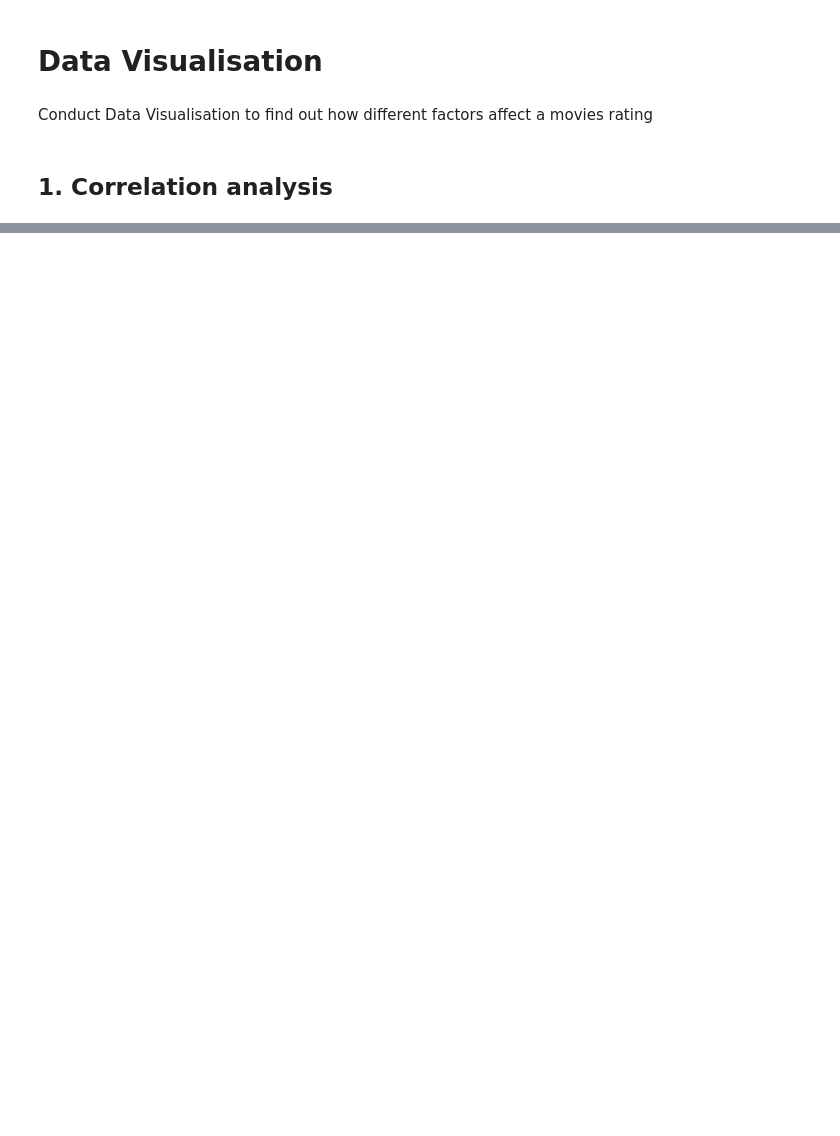
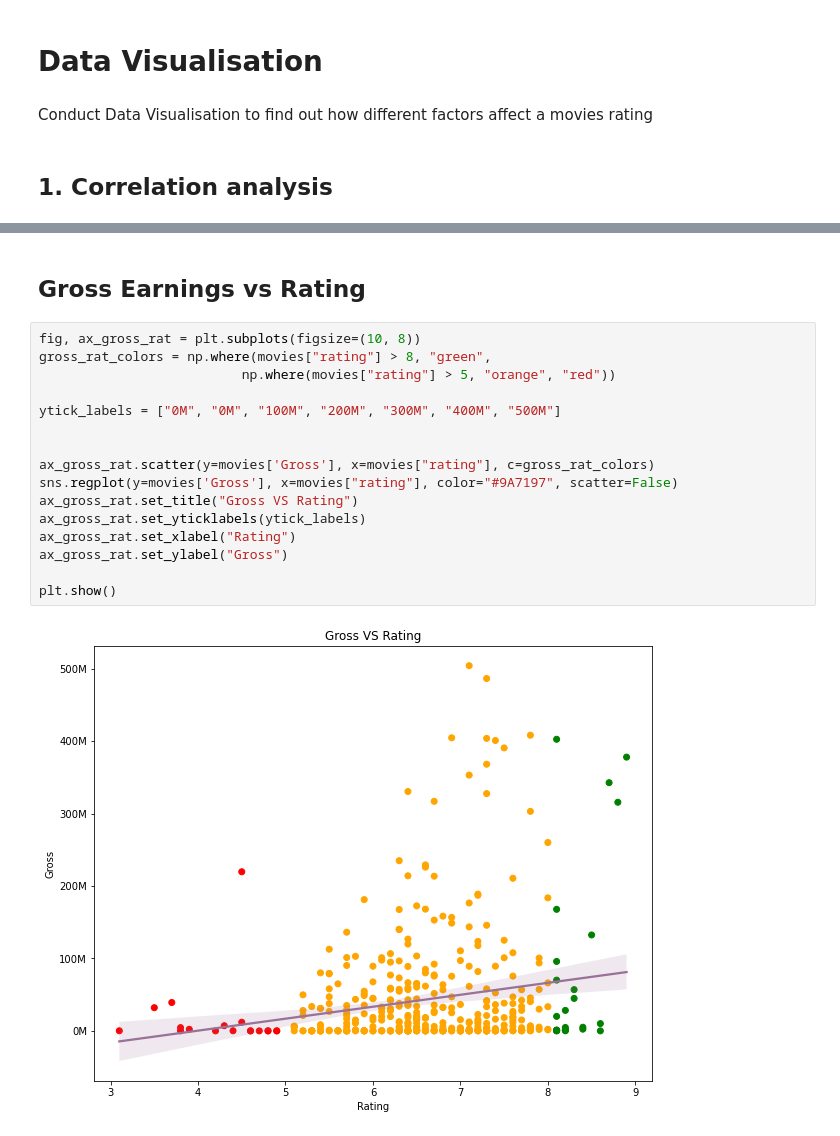
Before and after one commit to ssim3/MoviesEDA, a Jupyter notebook: Movies Data Visualisation.ipynb, the cells around one changed output, grey strips where cells are left out. Saved outputs shown, nothing was run; the diff lists cells and outputs as text; blank space fills up the shorter version.

```diff
--- a/Movies Data Visualisation.ipynb
+++ b/Movies Data Visualisation.ipynb
@@ -70,0 +110,20 @@ ax_run_rat.set_xlab
+# %% [markdown]
+## Gross Earnings vs Rating
+# %%
+fig, ax_gross_rat = plt.subplots(figsize=(10, 8))
+gross_rat_colors = np.where(movies["rating"] > 8, "green",
+                          np.where(movies["rating"] > 5, "orange", "red"))
+
+ytick_labels = ["0M", "0M", "100M", "200M", "300M", "400M", "500M"]
+
+
+ax_gross_rat.scatter(y=movies['Gross'], x=movies["rating"], c=gross_rat_colors)
+sns.regplot(y=movies['Gross'], x=movies["rating"], color="#9A7197", scatter=False)
+ax_gross_rat.set_title("Gross VS Rating")
+ax_gross_rat.set_yticklabels(ytick_labels)
+ax_gross_rat.set_xlabel("Rating")
+ax_gross_rat.set_ylabel("Gross")
+
+plt.show()
+# %% [output]
+[figure, added]
```
Also changed, not shown: parts of 10 cells of this notebook.
